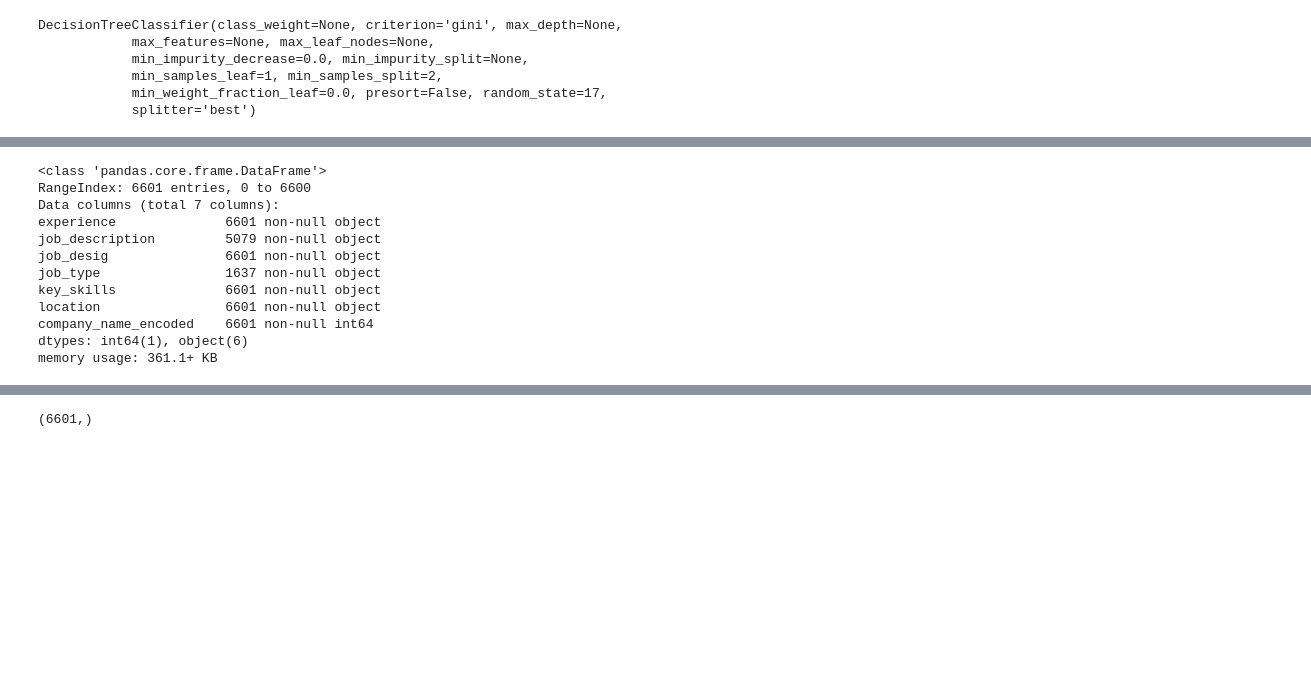
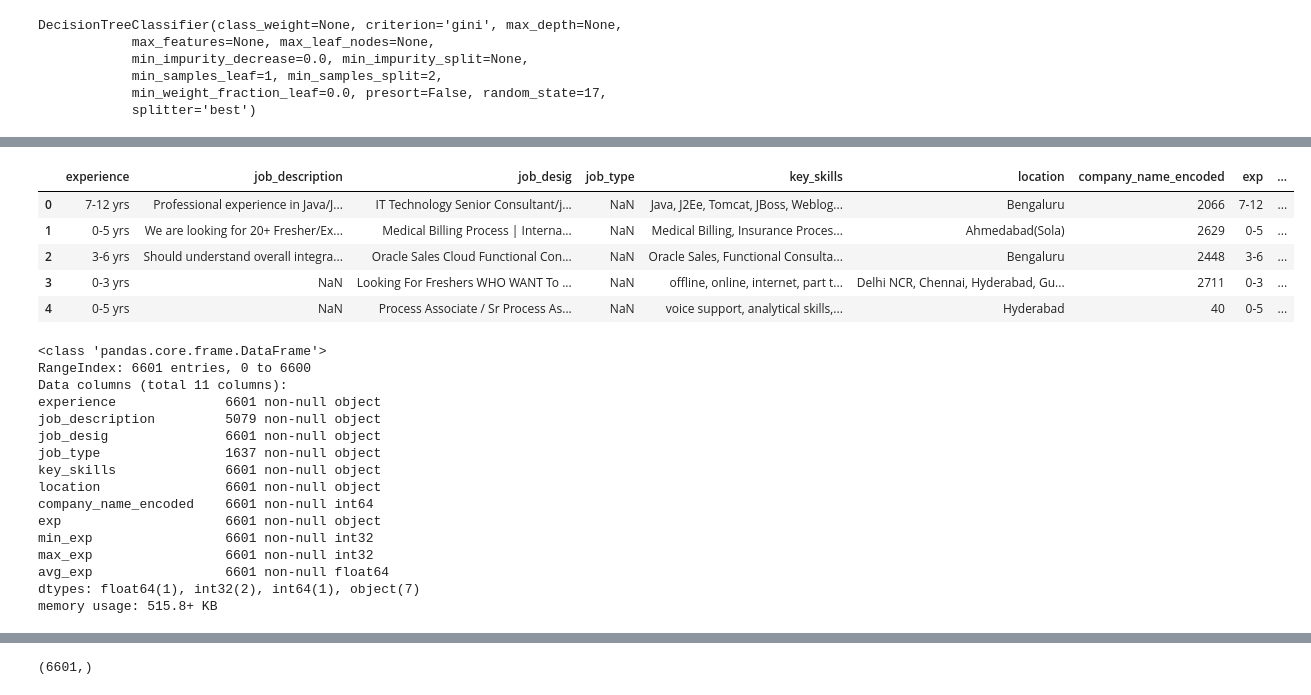
Before and after one commit to sitask/MachineHack, a Jupyter notebook: salary_predict.ipynb, the cells around one changed output, grey strips where cells are left out. Drawn from its saved outputs; the diff is of its cells as text; code cells hidden in the pictures; blank space fills up the shorter version.

```diff
--- a/salary_predict.ipynb
+++ b/salary_predict.ipynb
@@ -243,12 +296,26 @@ DecisionTreeClassifier(class_weight=None, criterion='gini', max_depth=8,
             min_impurity_split=None, min_samples_leaf=1,
             min_samples_split=2, min_weight_fraction_leaf=0.0,
             presort=False, random_state=17, splitter='best')
+# %%
+test_df['exp'] = test_df['experience'].str.rstrip('yrs')
+test_df['min_exp'] = test_df['exp'].str.split('-').str[0].astype(int)
+test_df['max_exp'] = test_df['exp'].str.split('-').str[1].astype(int)
+test_df['avg_exp'] = test_df['min_exp'] + test_df['max_exp']/2
+# %%
+test_df.head()
+# %% [output]
+|  | experience | job_description | job_desig | job_type | key_skills | location | company_name_encoded | exp | ... |
+| 0 | 7-12 yrs | Professional experience in Java/J... | IT Technology Senior Consultant/j... | NaN | Java, J2Ee, Tomcat, JBoss, Weblog... | Bengaluru | 2066 | 7-12 | ... |
+| 1 | 0-5 yrs | We are looking for 20+ Fresher/Ex... | Medical Billing Process | Interna... | NaN | Medical Billing, Insurance Proces... | Ahmedabad(Sola) | 2629 | 0-5 | ... |
+| 2 | 3-6 yrs | Should understand overall integra... | Oracle Sales Cloud Functional Con... | NaN | Oracle Sales, Functional Consulta... | Bengaluru | 2448 | 3-6 | ... |
+| 3 | 0-3 yrs | NaN | Looking For Freshers WHO WANT To ... | NaN | offline, online, internet, part t... | Delhi NCR, Chennai, Hyderabad, Gu... | 2711 | 0-3 | ... |
+| 4 | 0-5 yrs | NaN | Process Associate / Sr Process As... | NaN | voice support, analytical skills,... | Hyderabad | 40 | 0-5 | ... |
 # %%
 test_df.info()
 # %% [output]
 <class 'pandas.core.frame.DataFrame'>
 RangeIndex: 6601 entries, 0 to 6600
-Data columns (total 7 columns):
+Data columns (total 11 columns):
 experience              6601 non-null object
 job_description         5079 non-null object
 job_desig               6601 non-null object
@@ -256,6 +323,10 @@ job_type                1637 non-null object
 key_skills              6601 non-null object
 location                6601 non-null object
 company_name_encoded    6601 non-null int64
-dtypes: int64(1), object(6)
-memory usage: 361.1+ KB
+exp                     6601 non-null object
+min_exp                 6601 non-null int32
+max_exp                 6601 non-null int32
+avg_exp                 6601 non-null float64
+dtypes: float64(1), int32(2), int64(1), object(7)
+memory usage: 515.8+ KB
 # %%
```
Also changed, not shown: parts of 30 cells of this notebook.
